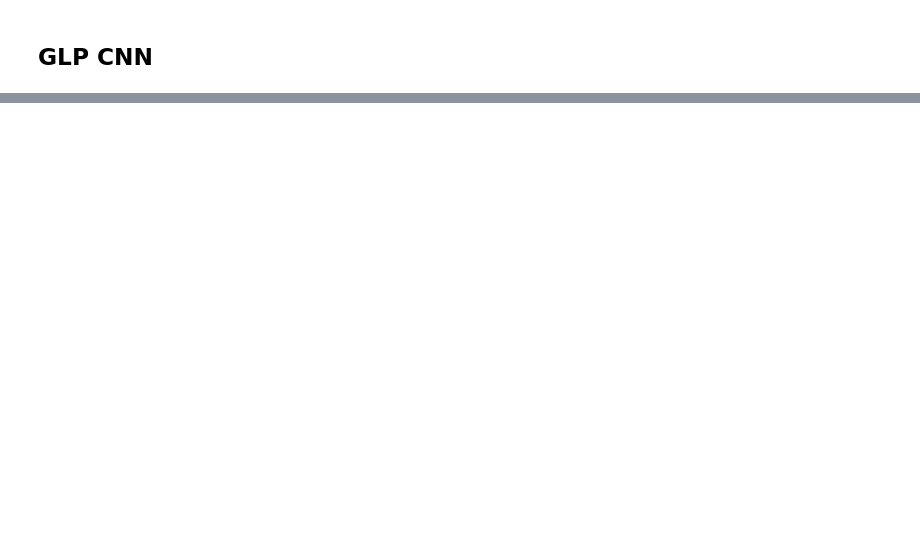
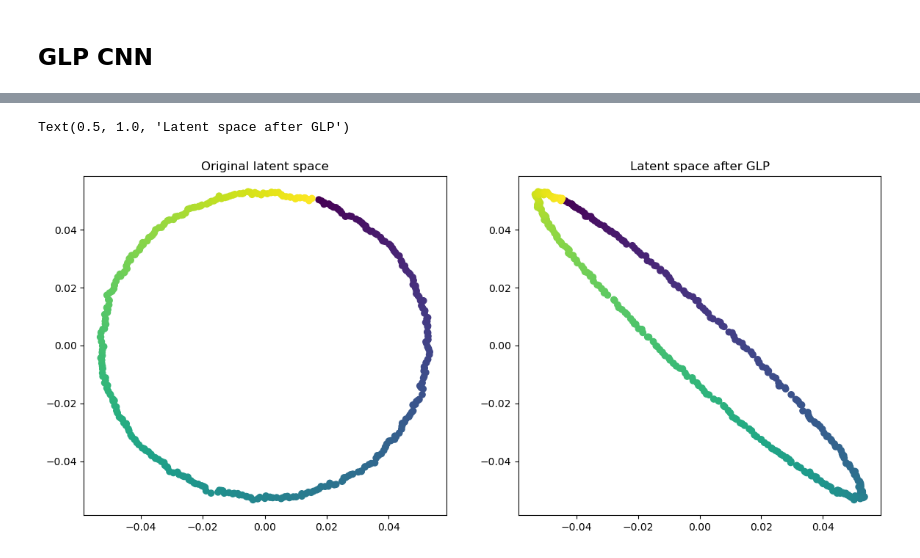
Before and after one commit to zyjux/glp, a Jupyter notebook: synth_data_network.ipynb, the cells around one changed output, grey strips where cells are left out. Drawn from its saved outputs; the diff is of its cells as text; code cells hidden in the pictures; blank space fills up the shorter version.

```diff
--- a/synth_data_network.ipynb
+++ b/synth_data_network.ipynb
@@ -661,8 +577,0 @@ plt.imshow(test_sample[0, 0, :, :].numpy())
-# %%
-glp_preds = []
-for i in range(360):
-    test_sample = transforms.functional.rotate(torch.unsqueeze(torch.unsqueeze(torch.tensor(ds.ellipse[8005, :, :].values.astype(np.float32)), 0), 0), i)
-    test_tf = glp_transform(angle_inc=angle_inc)
-    with torch.no_grad():
-        glp_preds.append(ds_scaler.untransform(glp_model(test_tf(test_sample.to(device))).detach().cpu().numpy())[0])
-glp_preds = np.array(glp_preds)
@@ -685,0 +582,15 @@ ax[2].set_title('GLP CNN')
+# %%
+glp_preds = []
+full_latent = []
+glp_latent = []
+for i in range(360):
+    test_sample = transforms.functional.rotate(torch.unsqueeze(torch.unsqueeze(torch.tensor(ds.ellipse[8005, :, :].values.astype(np.float32)), 0), 0), i)
+    test_tf = glp_transform(angle_inc=angle_inc)
+    with torch.no_grad():
+        preds, f_lat, g_lat = glp_model(test_tf(test_sample.to(device)))
+        glp_preds.append(preds.detach().cpu().numpy()[0])
+        full_latent.append(f_lat.detach().cpu().numpy()[0])
+        glp_latent.append(g_lat.detach().cpu().numpy()[0])
+glp_preds = np.array(glp_preds)
+full_latent = np.array(full_latent)
+glp_latent = np.array(glp_latent)
@@ -685,0 +605,9 @@ ax[2].set_title('GLP CNN')
+# %%
+flat_full_latent = full_latent.reshape(full_latent.shape[0], -1)
+flat_glp_latent = glp_latent.reshape(glp_latent.shape[0], -1)
+# %%
+phate_full = phate.PHATE(n_jobs=-2)
+phate_glp = phate.PHATE(n_jobs=-2)
+
+full_2d = phate_full.fit_transform(flat_full_latent)
+glp_2d = phate_glp.fit_transform(flat_glp_latent)
@@ -685,0 +632,10 @@ ax[2].set_title('GLP CNN')
+# %%
+index_color = range(360)
+F, ax = plt.subplots(1, 2, figsize=(14, 6))
+ax[0].scatter(full_2d[:, 0], full_2d[:, 1], c=index_color)
+ax[0].set_title('Original latent space')
+ax[1].scatter(glp_2d[:, 0], full_2d[:, 1], c=index_color)
+ax[1].set_title('Latent space after GLP')
+# %% [output]
+Text(0.5, 1.0, 'Latent space after GLP')
+[figure, added]
```
Also changed, not shown: parts of 33 cells of this notebook.
